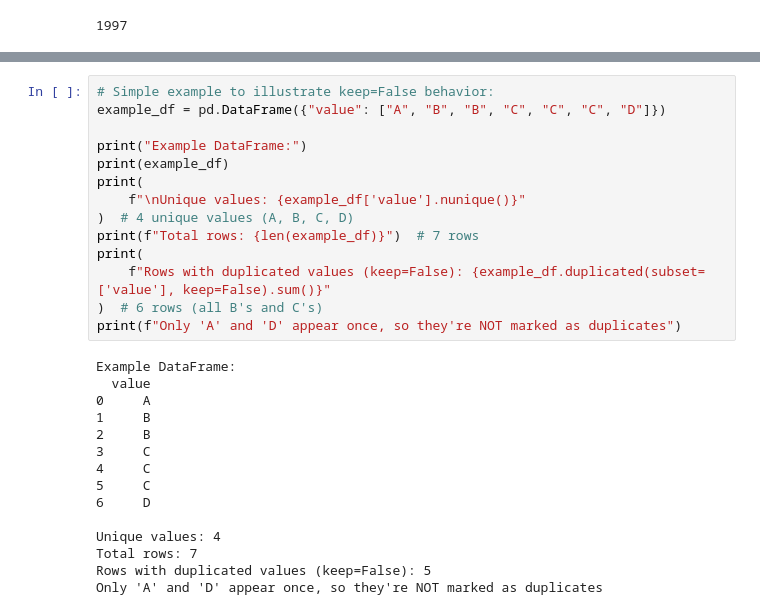
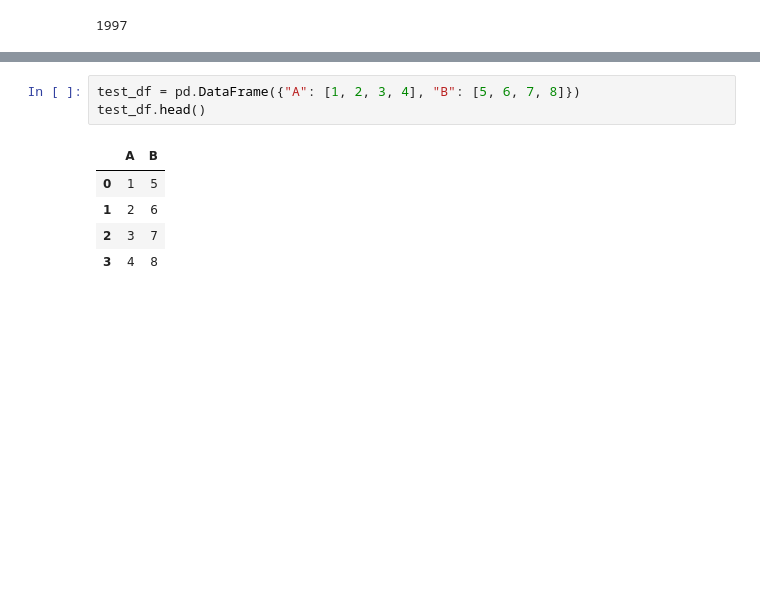
Before and after one commit to felix-newman/jigsaw, a Jupyter notebook: notebooks/eda.ipynb, the cells around one changed output, grey strips where cells are left out. Drawn from its saved outputs; the diff is of its cells as text; blank space fills up the shorter version.

```diff
--- a/notebooks/eda.ipynb
+++ b/notebooks/eda.ipynb
@@ -167,29 +139,9 @@ Total rows accounted for by duplicated values: 1997
-# %%
-# Simple example to illustrate keep=False behavior:
-example_df = pd.DataFrame({"value": ["A", "B", "B", "C", "C", "C", "D"]})
-
-print("Example DataFrame:")
-print(example_df)
-print(
-    f"\nUnique values: {example_df['value'].nunique()}"
-)  # 4 unique values (A, B, C, D)
-print(f"Total rows: {len(example_df)}")  # 7 rows
-print(
-    f"Rows with duplicated values (keep=False): {example_df.duplicated(subset=['value'], keep=False).sum()}"
-)  # 6 rows (all B's and C's)
-print(f"Only 'A' and 'D' appear once, so they're NOT marked as duplicates")
-# %% [output]
-Example DataFrame:
-  value
-0     A
-1     B
-2     B
-3     C
-4     C
-5     C
-6     D
-
-Unique values: 4
-Total rows: 7
-Rows with duplicated values (keep=False): 5
-Only 'A' and 'D' appear once, so they're NOT marked as duplicates
+# %%
+test_df = pd.DataFrame({"A": [1, 2, 3, 4], "B": [5, 6, 7, 8]})
+test_df.head()
+# %% [output]
+|  | A | B |
+| 0 | 1 | 5 |
+| 1 | 2 | 6 |
+| 2 | 3 | 7 |
+| 3 | 4 | 8 |
```
Also changed, not shown: parts of 6 cells of this notebook, 2 other files.
